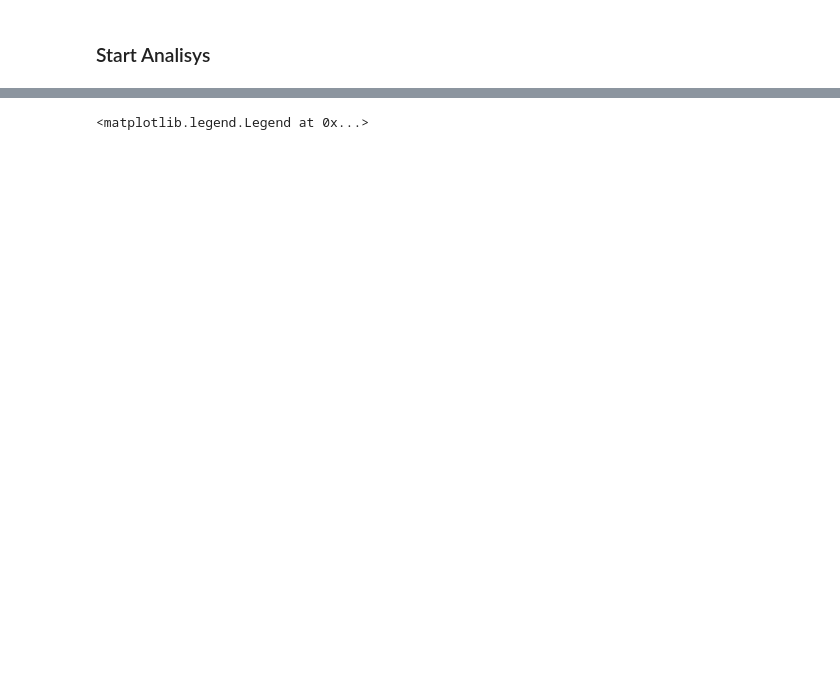
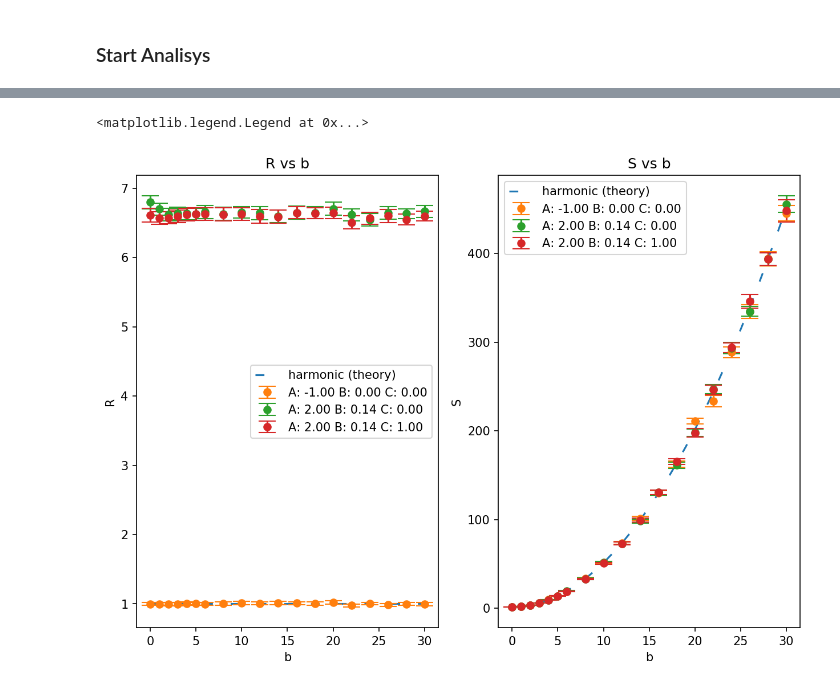
Before and after one commit to ashmat98/nsolve-sde, a Jupyter notebook: 2d check theory only memory anharmonic2.ipynb, the cells around one changed output, grey strips where cells are left out. Saved outputs shown, nothing was run; the diff lists cells and outputs as text; code cells hidden in the pictures; blank space fills up the shorter version.

```diff
--- a/2d check theory only memory anharmonic2.ipynb
+++ b/2d check theory only memory anharmonic2.ipynb
@@ -184,28 +188,31 @@ plt.legend()
 # %%
-gb=df.groupby("B")
+gb=df.groupby(["A","B","C","D","F"])
 
 plt.figure(figsize=(10,7), dpi=150)
 plt.subplot(121)
 plt.title("R vs b")
 plt.xlabel("b");plt.ylabel("R")
-plt.plot(gb.get_group(0).b, gb.get_group(0).R, ls=(0, (5, 10)), label="harmonic")
+plt.plot(*zip(*[(b, get_RSH(-1, 0,1,b,1)[0]) for b in np.linspace(min(bs), max(bs))]),ls=(0, (5, 10)), label="harmonic (theory)")
 for key in gb.groups:
     gp = gb.get_group(key)
 #     plt.plot(gp.b, gp.Hx)
-    plt.errorbar(gp.b, gp.Rx, yerr=gp.Rx_err*10, capsize=7, marker="o", ls="none", label=f"A: {gp.A.mean():0.3f} B: {gp.B.mean():0.3f}")
+    plt.errorbar(gp.b, gp.Rx, yerr=gp.Rx_err*10, capsize=7, marker="o", ls="none",
+                label=f"A: {gp.A.mean():0.2f} B: {gp.B.mean():0.2f} C: {gp.C.mean():0.2f}")
 plt.legend()
 
 plt.subplot(122)
 plt.title("S vs b")
 plt.xlabel("b");plt.ylabel("S")
-plt.plot(gb.get_group(0).b, gb.get_group(0).S, ls=(0, (5, 10)), label="harmonic")
+plt.plot(*zip(*[(b, get_RSH(-1, 0,1,b,1)[1]) for b in np.linspace(min(bs), max(bs))]),ls=(0, (5, 10)), label="harmonic (theory)")
 for key in gb.groups:
     gp = gb.get_group(key)
 #     plt.plot(gp.b, gp.Hx)
-    plt.errorbar(gp.b, gp.Sx, yerr=gp.Sx_err*10, capsize=7, marker="o", ls="none", label=f"A: {gp.A.mean():0.3f} B: {gp.B.mean():0.3f}")
+    plt.errorbar(gp.b, gp.Sx, yerr=gp.Sx_err*10, capsize=7, marker="o", ls="none",
+                label=f"A: {gp.A.mean():0.2f} B: {gp.B.mean():0.2f} C: {gp.C.mean():0.2f}")
 plt.legend()
 # %% [output]
 <matplotlib.legend.Legend at 0x...>
+[figure, added]
 # %%
 gb.groups
 # %%
```
Also changed, not shown: parts of 15 cells of this notebook.
